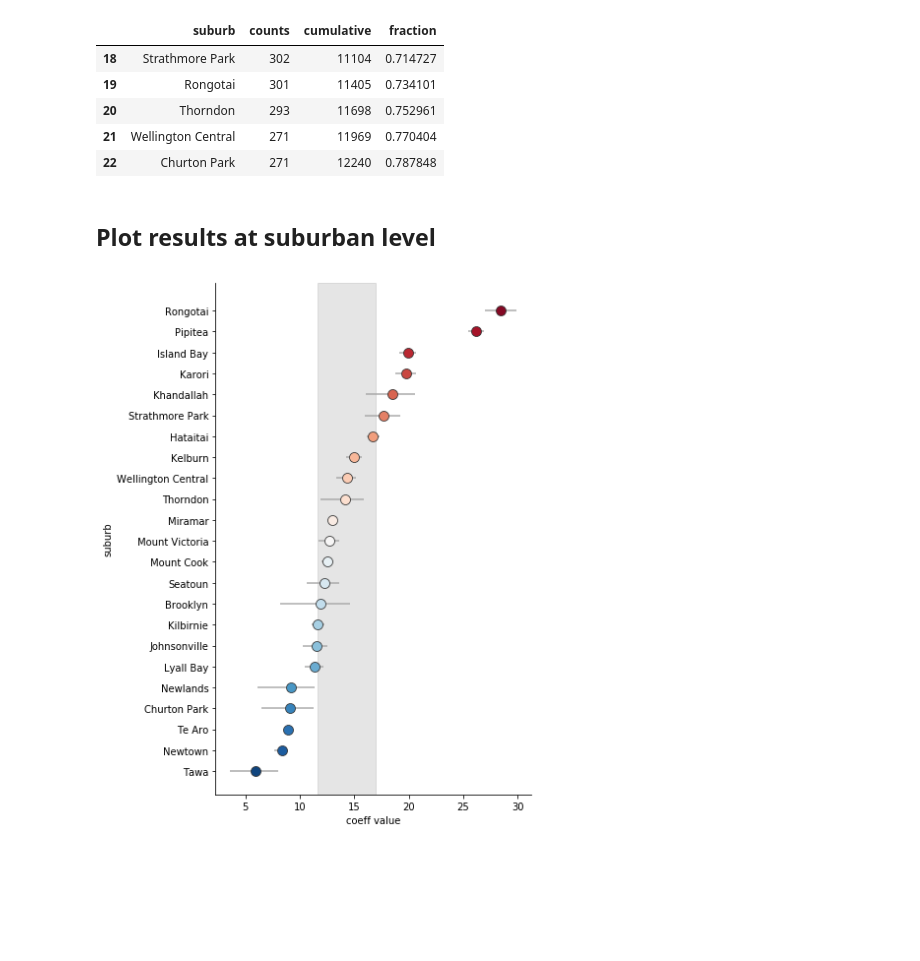
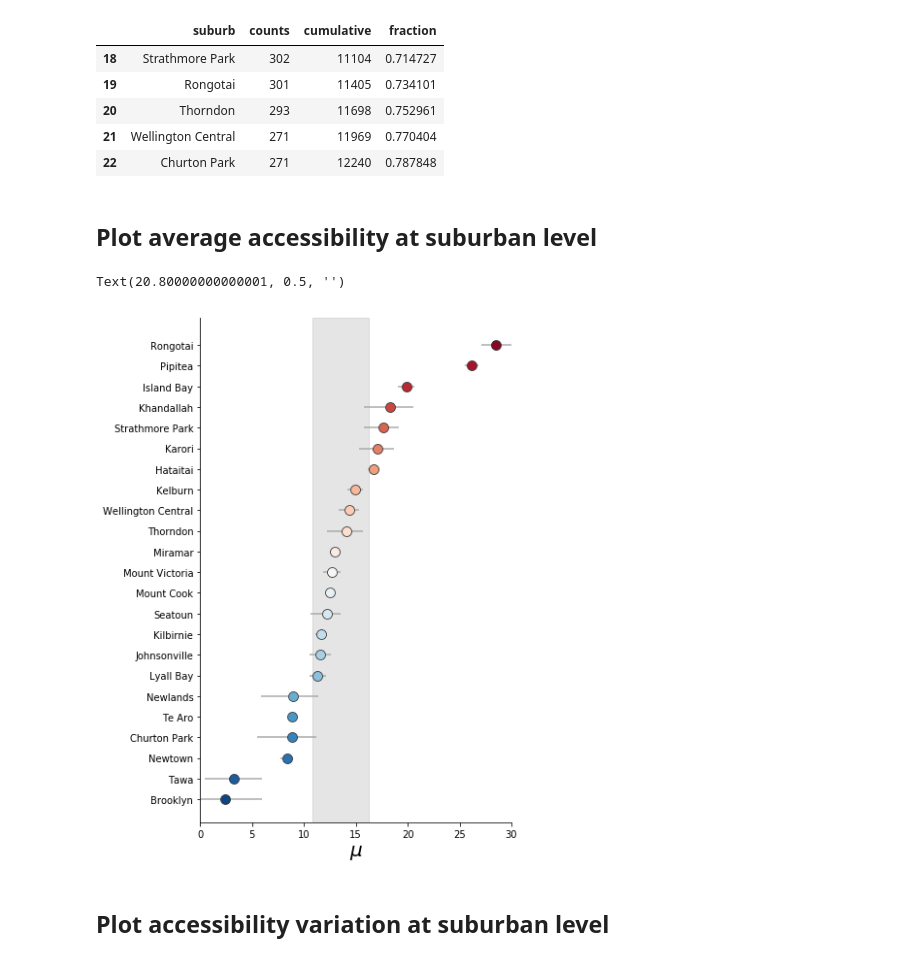
Before and after one commit to shriv/accessibility-series, a Jupyter notebook: Visualising accessibility by suburb.ipynb, the cells around one changed output. Cells and saved outputs as stored; diff of their text form; code cells hidden in the pictures; blank space fills up the shorter version.

```diff
--- a/Visualising accessibility by suburb.ipynb
+++ b/Visualising accessibility by suburb.ipynb
@@ -210,9 +210,9 @@ edges_gdfs_undir[['name', 'grade', 'length', 'osmid', 'maxspeed']].head()
 ## Pandana accessibility with hill-accounted travel times
 # %%
 # Calculate accessibility
-playground_accessibility = aa.get_accessibility(network, wcc_playgrounds, distance=30, num_pois=10)
-playground_hills_accessibility = aa.get_accessibility(network_hills, wcc_playgrounds, distance=30, num_pois=10)
-playground_hills_inv_accessibility = aa.get_accessibility(network_hills_inv, wcc_playgrounds, distance=30, num_pois=10)
+playground_accessibility = aa.get_accessibility(network, wcc_playgrounds, distance=60, num_pois=10)
+playground_hills_accessibility = aa.get_accessibility(network_hills, wcc_playgrounds, distance=60, num_pois=10)
+playground_hills_inv_accessibility = aa.get_accessibility(network_hills_inv, wcc_playgrounds, distance=60, num_pois=10)
 # %%
 total_flat = (playground_accessibility[1] + playground_accessibility[1])
 total_hills_1 = (playground_hills_inv_accessibility[1] + playground_hills_accessibility[1])
@@ -447,7 +451,7 @@ hier_summary_2 = su.train_acc_hierarchical(top_80_df,
                                            norm_hier_model,
                                            return_levels_stanfit = True)
 # %% [markdown]
-## Plot results at suburban level
+## Plot average accessibility at suburban level
 # %%
 summ = hier_summary_2['stanfit'].summary(['mu_m'])
 summ_df = pd.DataFrame(summ['summary'],
@@ -457,7 +461,13 @@ summ_df = pd.DataFrame(summ['summary'],
 # %%
 df_plot = su.df_for_forestplot(hier_summary_2['stanfit'], top_80_df, 'mu_l', 'suburb_id')
 df_plot_sort = df_plot.sort_values('mean')
 su.custom_forestplot(df_plot_sort, 'suburb', size=8, aspect=0.8, facetby=None,
                      avg_min=summ_df['hpd_2.5'][0], avg_max=summ_df['hpd_97.5'][0])
+plt.xlim(0, 30)
+plt.xlabel('$\mu$', size=20)
+plt.ylabel('')
 # %% [output]
+Text(20.80000000000001, 0.5, '')
-[figure, old version]
+[figure, new version]
+# %% [markdown]
+## Plot accessibility variation at suburban level
```
Also changed, not shown: parts of 29 cells of this notebook.
